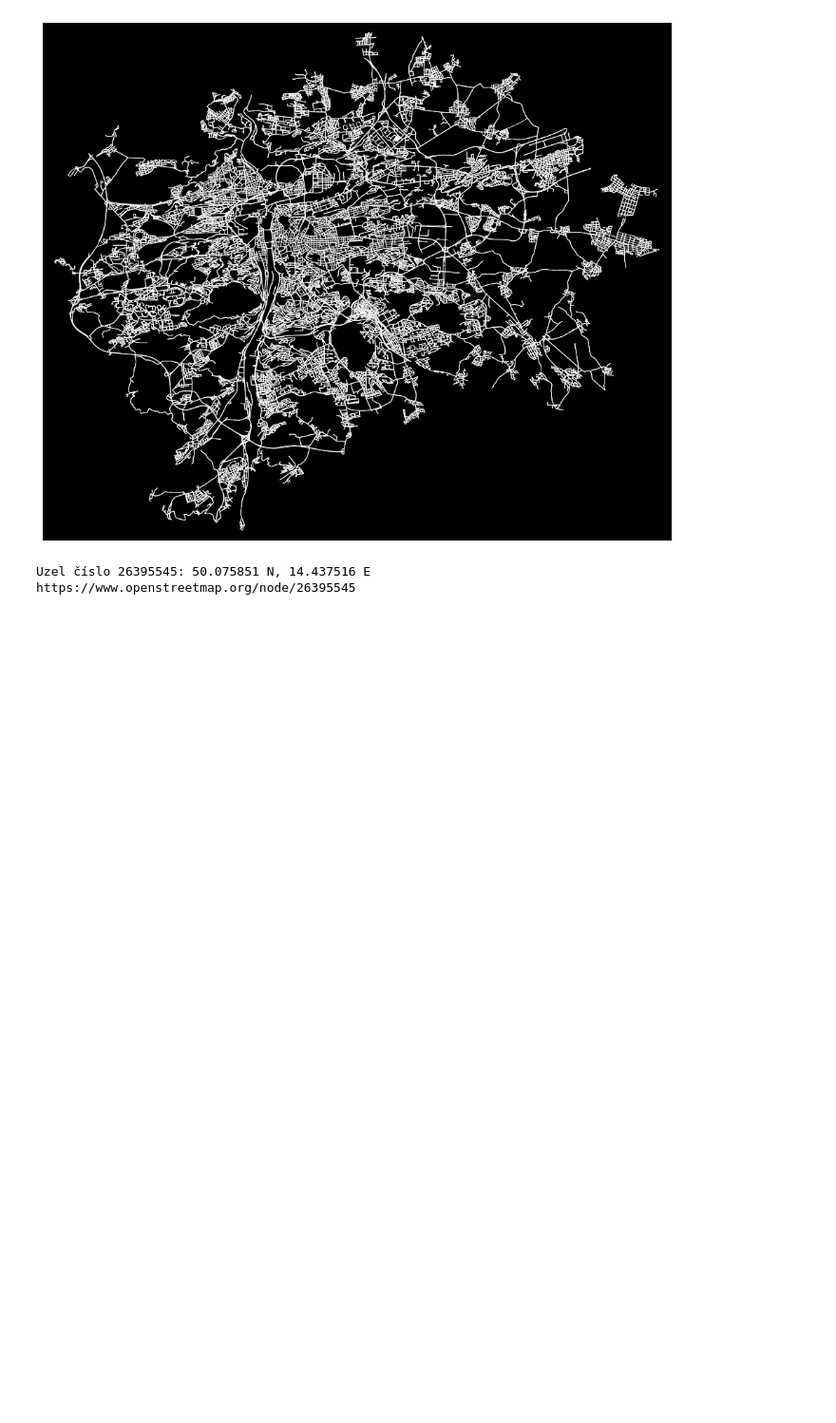
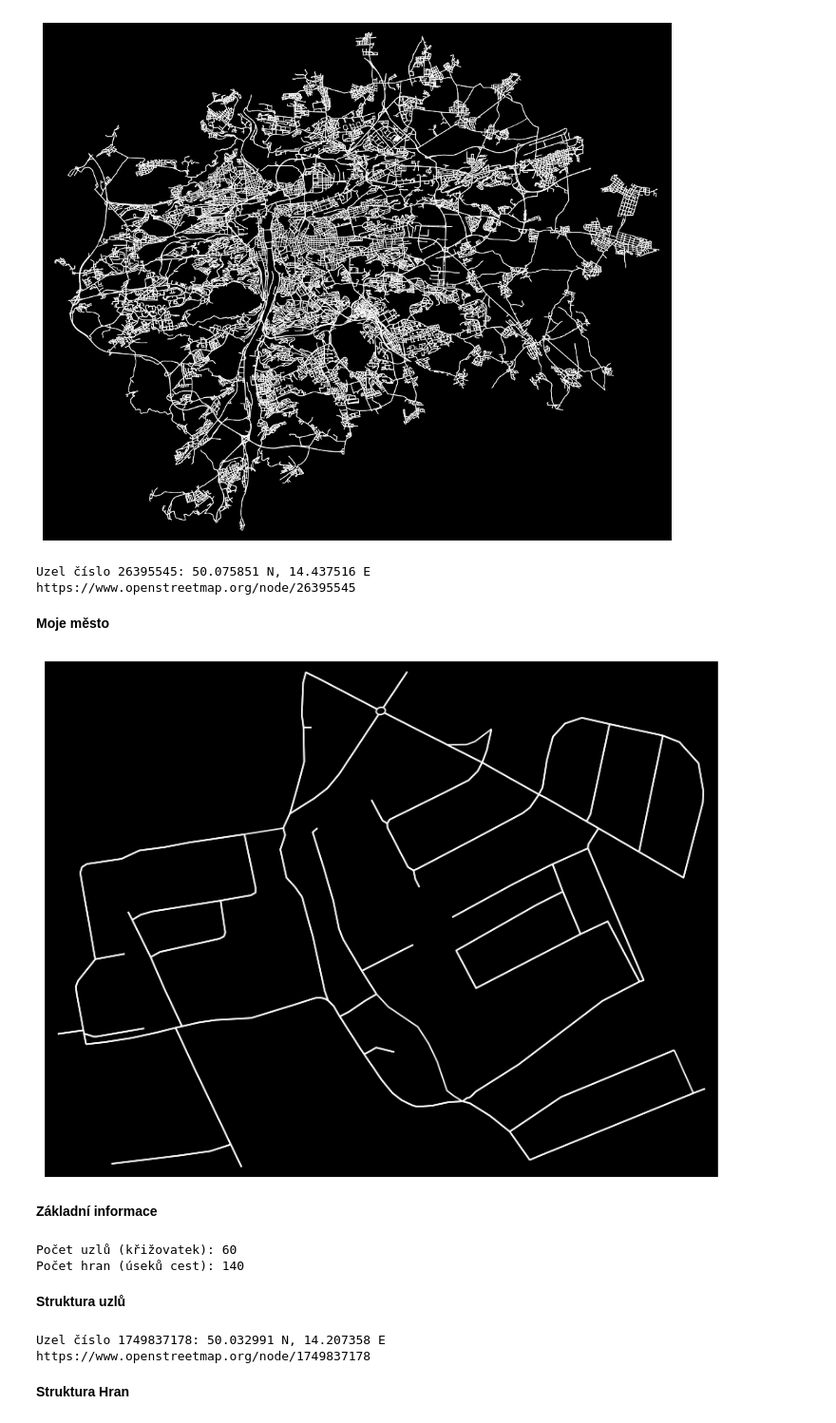
Before and after one commit to Tjandak/Jandak, a Jupyter notebook: OOP_mapy.ipynb, the cells around one changed output. Shown at 95% size. Cells and saved outputs as stored; diff of their text form; code cells hidden in the pictures; blank space fills up the shorter version.

```diff
--- a/OOP_mapy.ipynb
+++ b/OOP_mapy.ipynb
@@ -421,3 +371,62 @@ print(url)
 # %% [output]
 Uzel číslo 26395545: 50.075851 N, 14.437516 E
 https://www.openstreetmap.org/node/26395545
+# %% [markdown]
+**Moje město**
+# %%
+import osmnx as ox
+import matplotlib.pyplot as plt
+
+bbox = (14.195, 50.026, 14.210, 50.036)
+
+G = ox.graph_from_bbox(bbox=bbox, network_type="drive")
+
+fig, ax = ox.plot_graph(
+    G,
+    node_size=0,
+    edge_color="white",
+    edge_linewidth=1.2,
+    bgcolor="black",
+    figsize=(10, 10)
+)
+
+plt.show()
+# %% [output]
+[figure, added]
+# %% [markdown]
+**Základní informace**
+# %%
+import osmnx as ox
+
+bbox = (14.195, 50.026, 14.210, 50.036)
+G = ox.graph_from_bbox(bbox=bbox, network_type="drive")
+
+print(f"Počet uzlů (křižovatek): {G.number_of_nodes()}")
+print(f"Počet hran (úseků cest): {G.number_of_edges()}")
+# %% [output]
+Počet uzlů (křižovatek): 60
+Počet hran (úseků cest): 140
+# %% [markdown]
+**Struktura uzlů**
+# %%
+import osmnx as ox
+
+bbox = (14.195, 50.026, 14.210, 50.036)
+G = ox.graph_from_bbox(bbox=bbox, network_type="drive")
+
+lat, lon = 50.0327, 14.2066
+
+closest_node = ox.nearest_nodes(G, lon, lat)
+
+node_lat = G.nodes[closest_node]["y"]
+node_lon = G.nodes[closest_node]["x"]
+
+url = f"https://www.openstreetmap.org/node/{closest_node}"
+
+print(f"Uzel číslo {closest_node}: {node_lat:.6f} N, {node_lon:.6f} E")
+print(url)
+# %% [output]
+Uzel číslo 1749837178: 50.032991 N, 14.207358 E
+https://www.openstreetmap.org/node/1749837178
+# %% [markdown]
+**Struktura Hran**
```
Also changed, not shown: parts of 9 cells of this notebook.
